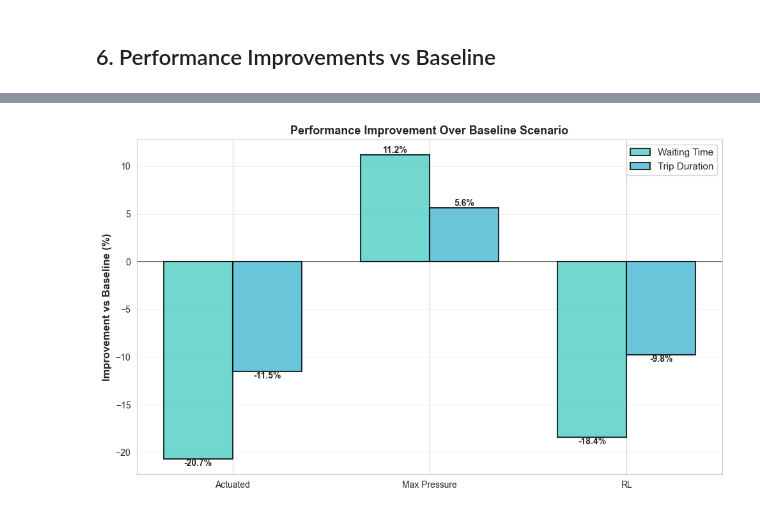
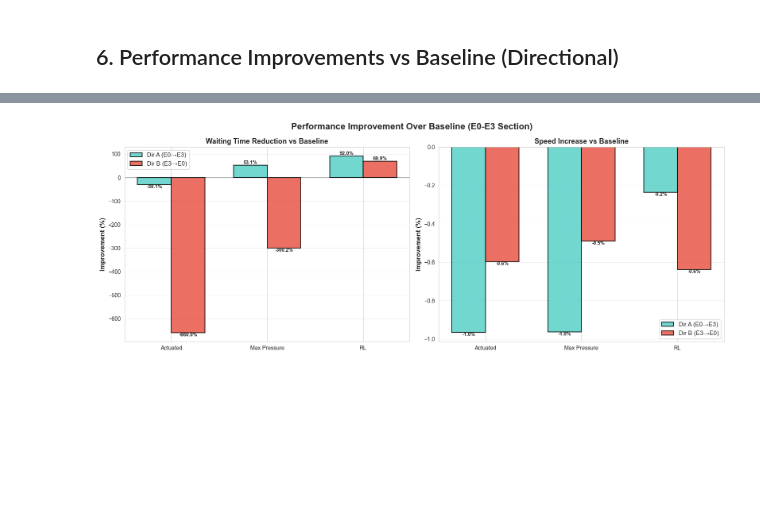
Before and after one commit to antoinekc8/MOCOM_project_2, a Jupyter notebook: 4. Scenario comparison.ipynb, the cells around one changed output, grey strips where cells are left out. Cells and saved outputs as stored; diff of their text form; code cells hidden in the pictures; blank space fills up the shorter version.

```diff
--- a/4. Scenario comparison.ipynb
+++ b/4. Scenario comparison.ipynb
@@ -475,69 +537,95 @@ Baseline:
 # %% [markdown]
-## 6. Performance Improvements vs Baseline
+## 6. Performance Improvements vs Baseline (Directional)
 # %%
-# Calculate improvements vs baseline
-baseline_avg_wait = summary_df.loc['Baseline', 'Avg Waiting Time (s)']
-baseline_duration = summary_df.loc['Baseline', 'Avg Duration (s)']
+# Calculate improvements vs baseline for directional metrics
+baseline_dir_a_wait = summary_df.loc['Baseline', 'Dir A Total Wait (s)']
+baseline_dir_b_wait = summary_df.loc['Baseline', 'Dir B Total Wait (s)']
+baseline_dir_a_speed = summary_df.loc['Baseline', 'Dir A Speed (km/h)']
+baseline_dir_b_speed = summary_df.loc['Baseline', 'Dir B Speed (km/h)']
 
 improvements = []
 for scenario in summary_df.index:
     if scenario != 'Baseline':
-        avg_wait = summary_df.loc[scenario, 'Avg Waiting Time (s)']
-        duration = summary_df.loc[scenario, 'Avg Duration (s)']
-        speed = summary_df.loc[scenario, 'Avg Arrival Speed (m/s)']
+        dir_a_wait = summary_df.loc[scenario, 'Dir A Total Wait (s)']
+        dir_b_wait = summary_df.loc[scenario, 'Dir B Total Wait (s)']
+        dir_a_speed = summary_df.loc[scenario, 'Dir A Speed (km/h)']
+        dir_b_speed = summary_df.loc[scenario, 'Dir B Speed (km/h)']
 
-        wait_improvement = ((baseline_avg_wait - avg_wait) / baseline_avg_wait) * 100
-        duration_improvement = ((baseline_duration - duration) / baseline_duration) * 100
+        wait_a_improvement = ((baseline_dir_a_wait - dir_a_wait) / baseline_dir_a_wait) * 100
+        wait_b_improvement = ((baseline_dir_b_wait - dir_b_wait) / baseline_dir_b_wait) * 100
+        speed_a_improvement = ((dir_a_speed - baseline_dir_a_speed) / baseline_dir_a_speed) * 100
+        speed_b_improvement = ((dir_b_speed - baseline_dir_b_speed) / baseline_dir_b_speed) * 100
 
         improvements.append({
             'Scenario': scenario,
-            'Waiting Time Improvement (%)': wait_improvement,
-            'Duration Improvement (%)': duration_improvement,
-            'Avg Speed (m/s)': speed,
+            'Dir A Wait Improvement (%)': wait_a_improvement,
+            'Dir B Wait Improvement (%)': wait_b_improvement,
+            'Dir A Speed Improvement (%)': speed_a_improvement,
+            'Dir B Speed Improvement (%)': speed_b_improvement,
         })
 
 improvement_df = pd.DataFrame(improvements).set_index('Scenario')
 
 # Save improvements to CSV
-improvement_csv = os.path.join(OUTPUT_DIR, 'improvements_vs_baseline.csv')
+improvement_csv = os.path.join(OUTPUT_DIR, 'improvements_vs_baseline_directional.csv')
 improvement_df.to_csv(improvement_csv)
 
 print("\n" + "="*80)
-print("IMPROVEMENT vs BASELINE")
+print("IMPROVEMENT vs BASELINE (Directional)")
 print("="*80)
 print(improvement_df.round(2).to_string())
 print("="*80)
 print(f"\n✓ Improvements saved to: {improvement_csv}")
 
 # Visualization of improvements
-fig, ax = plt.subplots(figsize=(10, 6))
+fig, axes = plt.subplots(1, 2, figsize=(16, 6))
+fig.suptitle('Performance Improvement Over Baseline (E0-E3 Section)', fontsize=16, fontweight='bold')
+
 x = np.arange(len(improvement_df.index))
 width = 0.35
 
-bars1 = ax.bar(x - width/2, improvement_df['Waiting Time Improvement (%)'],
-               width, label='Waiting Time', color='#4ECDC4', alpha=0.8, edgecolor='black', linewidth=1.5)
-bars2 = ax.bar(x + width/2, improvement_df['Duration Improvement (%)'],
-               width, label='Trip Duration', color='#45B7D1', alpha=0.8, edgecolor='black', linewidth=1.5)
-
-ax.set_ylabel('Improvement vs Baseline (%)', fontsize=12, fontweight='bold')
-ax.set_title('Performance Improvement Over Baseline Scenario', fontsize=13, fontweight='bold')
+# Waiting time improvements
+ax = axes[0]
+bars1 = ax.bar(x - width/2, improvement_df['Dir A Wait Improvement (%)'],
+               width, label='Dir A (E0→E3)', color='#4ECDC4', alpha=0.8, edgecolor='black', linewidth=1.5)
+bars2 = ax.bar(x + width/2, improvement_df['Dir B Wait Improvement (%)'],
+               width, label='Dir B (E3→E0)', color='#E74C3C', alpha=0.8, edgecolor='black', linewidth=1.5)
+ax.set_ylabel('Improvement (%)', fontsize=12, fontweight='bold')
+ax.set_title('Waiting Time Reduction vs Baseline', fontsize=13, fontweight='bold')
 ax.set_xticks(x)
 ax.set_xticklabels(improvement_df.index)
 ax.axhline(y=0, color='black', linestyle='-', linewidth=0.8)
 ax.legend(fontsize=11)
 ax.grid(axis='y', alpha=0.3)
-
-# Add value labels on bars
 for bars in [bars1, bars2]:
     for bar in bars:
         height = bar.get_height()
         ax.text(bar.get_x() + bar.get_width()/2., height,
-                f'{height:.1f}%', ha='center', va='bottom' if height > 0 else 'top', fontweight='bold')
+                f'{height:.1f}%', ha='center', va='bottom' if height > 0 else 'top', fontweight='bold', fontsize=9)
+
+# Speed improvements
+ax = axes[1]
+bars1 = ax.bar(x - width/2, improvement_df['Dir A Speed Improvement (%)'],
+               width, label='Dir A (E0→E3)', color='#4ECDC4', alpha=0.8, edgecolor='black', linewidth=1.5)
+bars2 = ax.bar(x + width/2, improvement_df['Dir B Speed Improvement (%)'],
+               width, label='Dir B (E3→E0)', color='#E74C3C', alpha=0.8, edgecolor='black', linewidth=1.5)
+ax.set_ylabel('Improvement (%)', fontsize=12, fontweight='bold')
+ax.set_title('Speed Increase vs Baseline', fontsize=13, fontweight='bold')
+ax.set_xticks(x)
+ax.set_xticklabels(improvement_df.index)
+ax.axhline(y=0, color='black', linestyle='-', linewidth=0.8)
+ax.legend(fontsize=11)
+ax.grid(axis='y', alpha=0.3)
+for bars in [bars1, bars2]:
+    for bar in bars:
+        height = bar.get_height()
+        ax.text(bar.get_x() + bar.get_width()/2., height,
+                f'{height:.1f}%', ha='center', va='bottom' if height > 0 else 'top', fontweight='bold', fontsize=9)
 
 plt.tight_layout()
 
 # Save figure
-improvement_plot = os.path.join(OUTPUT_DIR, 'improvements_vs_baseline.png')
+improvement_plot = os.path.join(OUTPUT_DIR, 'improvements_vs_baseline_directional.png')
 plt.savefig(improvement_plot, dpi=300, bbox_inches='tight')
 print(f"✓ Improvement plot saved to: {improvement_plot}")
 plt.show()
@@ -553,6 +641,6 @@ RL                                  -18.40                     -9.80
 ================================================================================
 
 ✓ Improvements saved to: c:\Users\antoi\OneDrive\Documents\Documents\Devoirs\Études sup\ENTPE 3A\Majeure transports\Mobility Control and Management\Project\Livrable 2\MOCOM_project_2\Scenario comparis ...
 ✓ Improvement plot saved to: c:\Users\antoi\OneDrive\Documents\Documents\Devoirs\Études sup\ENTPE 3A\Majeure transports\Mobility Control and Management\Project\Livrable 2\MOCOM_project_2\Scenario comp ...
-[figure, old version]
+[figure, new version]
 # %% [markdown]
```
Also changed, not shown: parts of 12 cells of this notebook, 39 other files.
